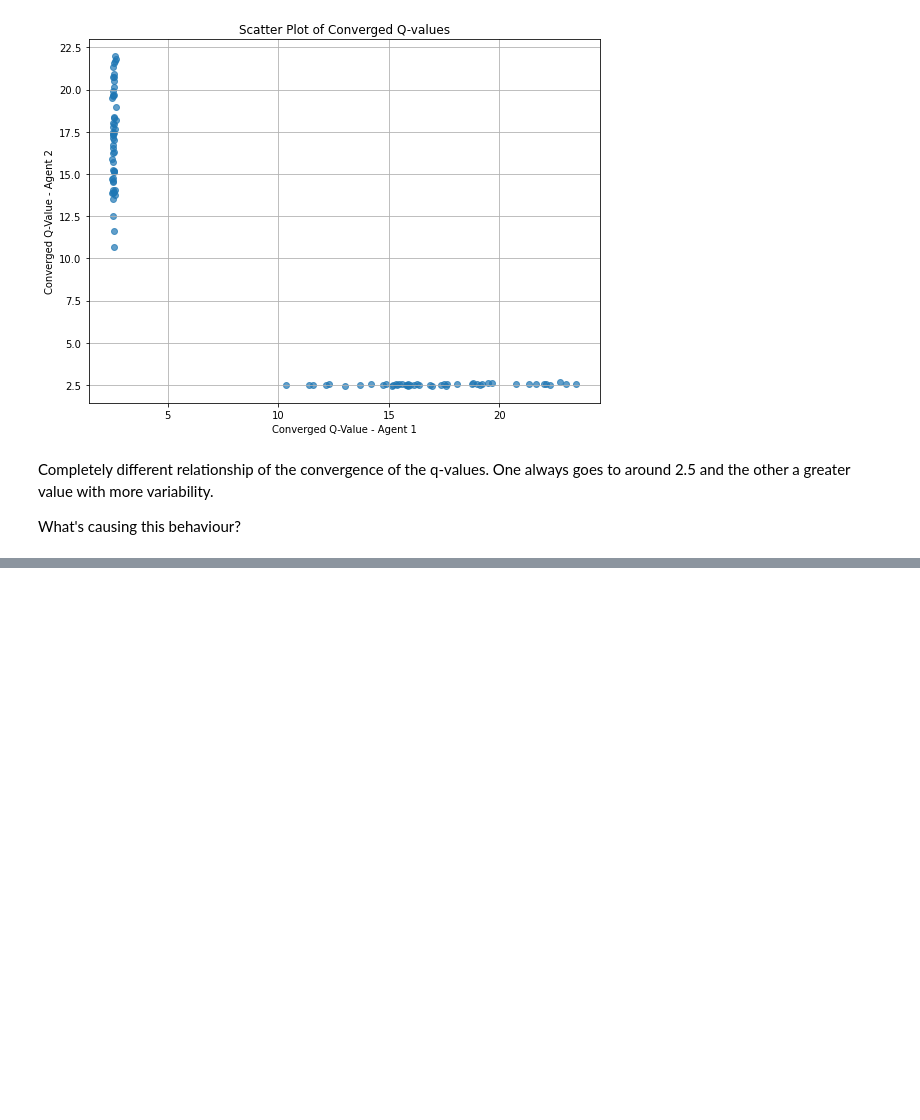
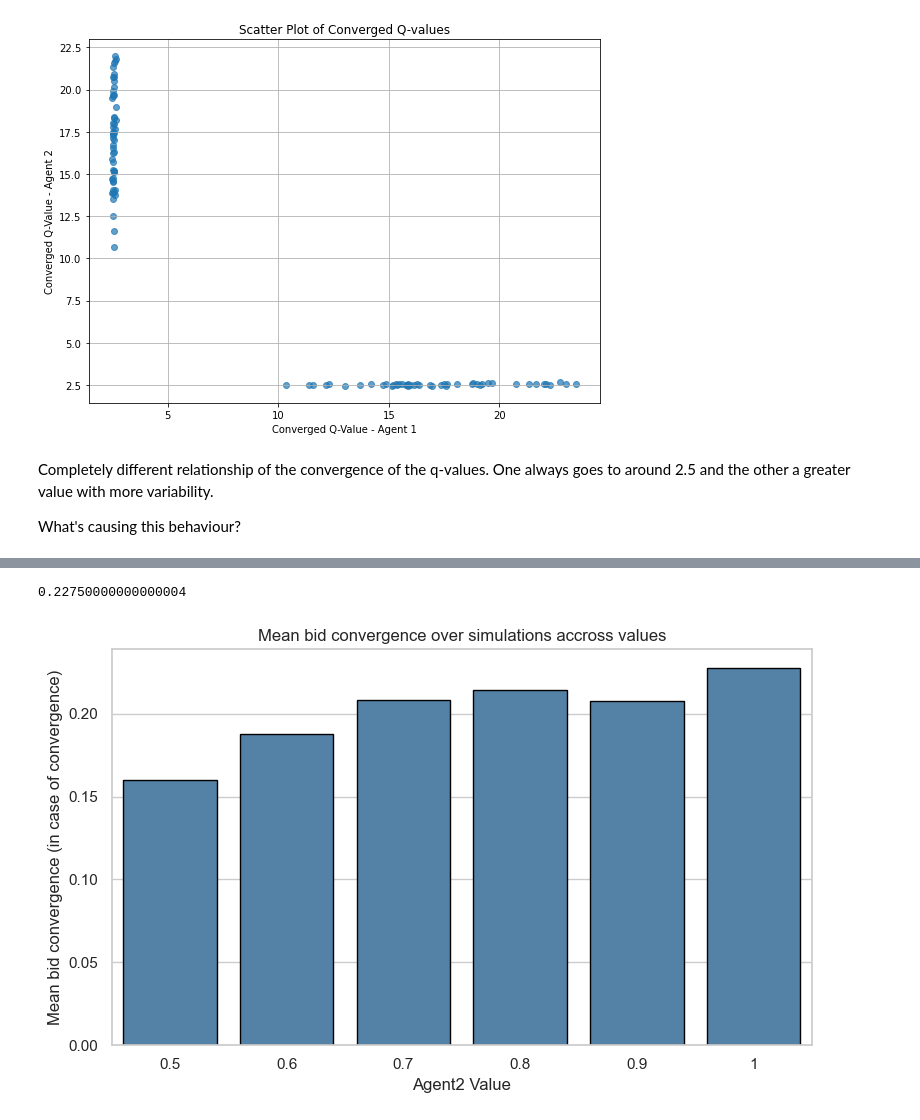
Before and after one commit to Gmo23/auction_thesis, a Jupyter notebook: Simulation_results.ipynb, the cells around one changed output, grey strips where cells are left out. Cells and saved outputs as stored; diff of their text form; code cells hidden in the pictures; blank space fills up the shorter version.

```diff
--- a/Simulation_results.ipynb
+++ b/Simulation_results.ipynb
@@ -487,0 +514,4 @@ plt.show()
+# %%
+clean_value_04 = value_04[value_04['rounds_to_convergence'].notna()].copy()
+clean_value_05 = value_05[value_05['rounds_to_convergence'].notna()].copy()
+clean_value_06 = value_06[value_06['rounds_to_convergence'].notna()].copy()
@@ -487,0 +539,29 @@ plt.show()
+# %%
+value_1 = pd.read_csv("Results/Initial results/FPA_auction_summary_results.csv")
+mean_bid_1 = value_1["converged_bid_Agent1"].mean()
+print(mean_bid_1)
+# %% [output]
+0.22750000000000004
+# %%
+mean_bids = [mean_bid_05, mean_bid_06, mean_bid_07, mean_bid_08, mean_bid_09, mean_bid_1]
+
+sns.set_theme(style="whitegrid")
+
+# Plot with categorical x-axis (so each label lines up under its bar)
+plt.figure(figsize=(8,5))
+ax = sns.barplot(
+    x=[0.5, 0.6, 0.7, 0.8, 0.9, 1],                # categorical
+    y=mean_bids,
+    color="steelblue",
+    edgecolor="black"
+)
+
+ax.set_xlabel("Agent2 Value")
+ax.set_ylabel("Mean bid convergence (in case of convergence)")
+ax.set_title("Mean bid convergence over simulations accross values")
+ax.set_xticklabels([0.5, 0.6, 0.7, 0.8, 0.9, 1])
+
+plt.tight_layout()
+plt.show()
+# %% [output]
+[figure, added]
```
Also changed, not shown: parts of 24 cells of this notebook, 5 other files.
